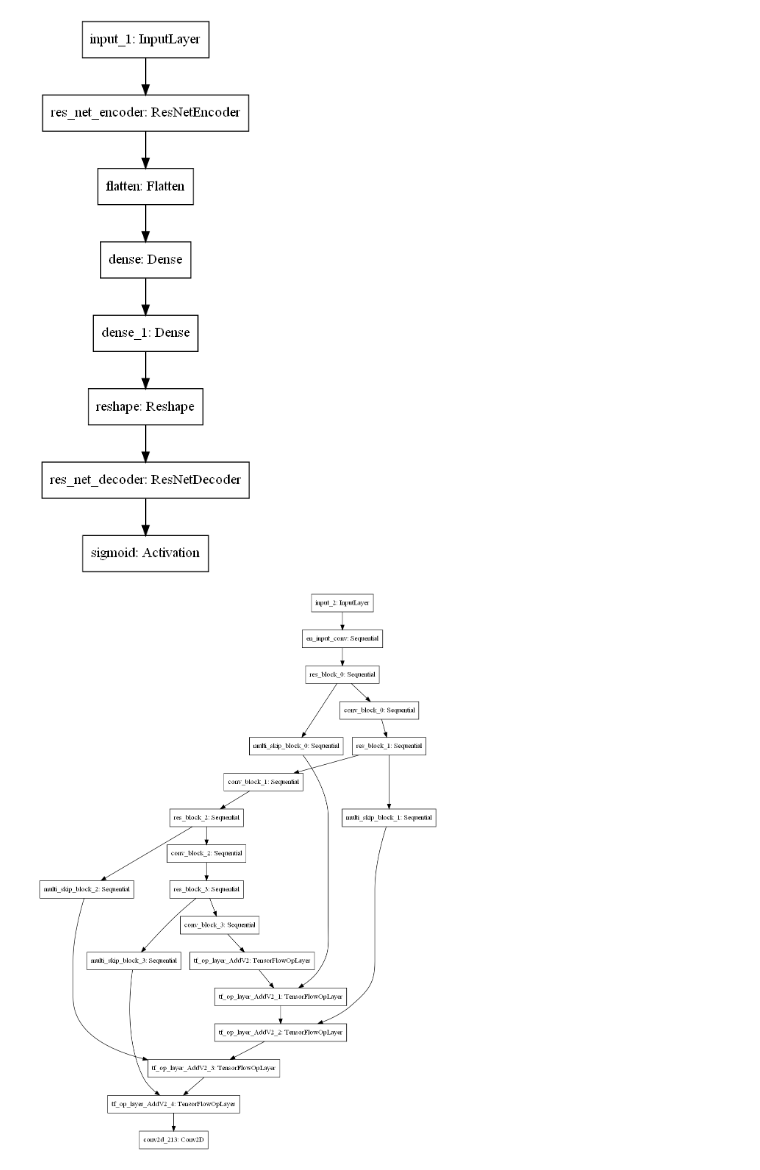
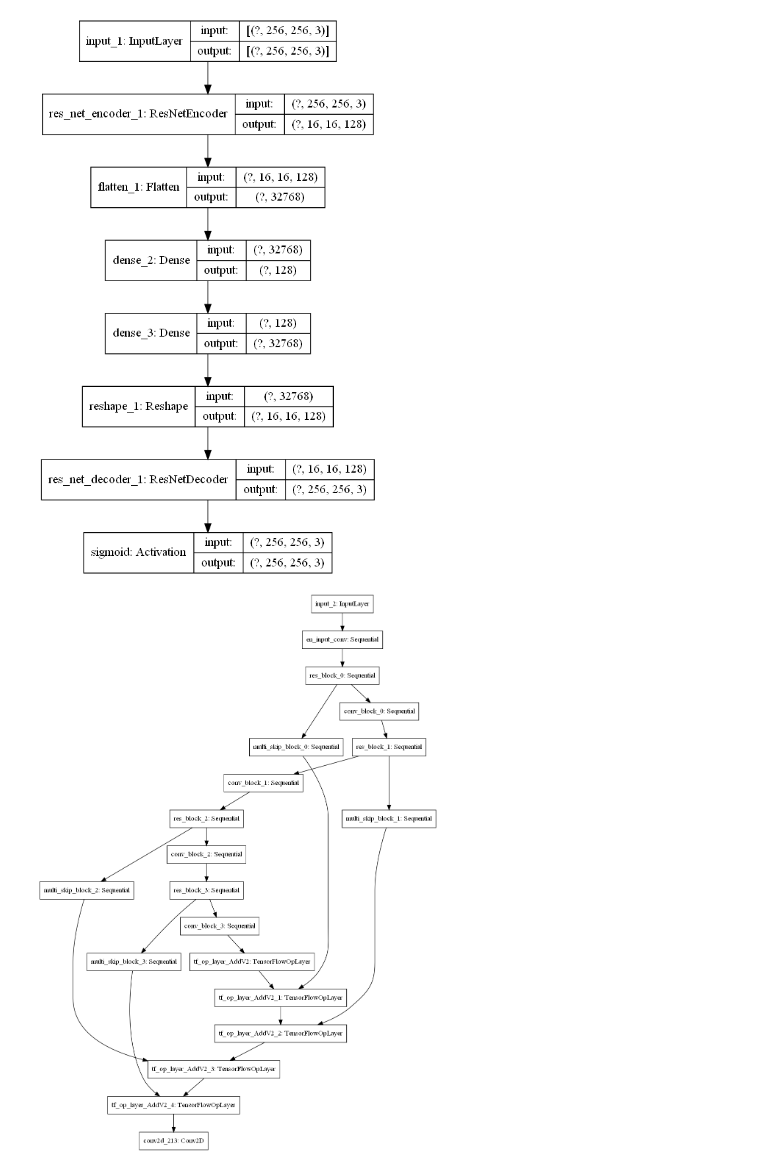
Before and after one commit to kwjinwoo/Dog_face_landmark_detection, a Jupyter notebook: autoencoder/model_graph.ipynb, the cells around one changed output. Drawn from its saved outputs; the diff is of its cells as text; code cells hidden in the pictures.

```diff
--- a/autoencoder/model_graph.ipynb
+++ b/autoencoder/model_graph.ipynb
@@ -6,9 +8,9 @@ from tensorflow import keras
 # %%
 ae = resnet_V2.ResNetAE()
 
-plot_model(ae.build_graph(), to_file='model_graph/ResNetAE.png')
+plot_model(ae.build_graph(), to_file='model_graph/ResNetAE.png', show_shapes=True)
 # %% [output]
-[figure, old version]
+[figure, new version]
 # %%
 en = resnet_V2.ResNetEncoder()
 de = resnet_V2.ResNetDecoder()
```
Also changed, not shown: parts of 1 cell of this notebook.
